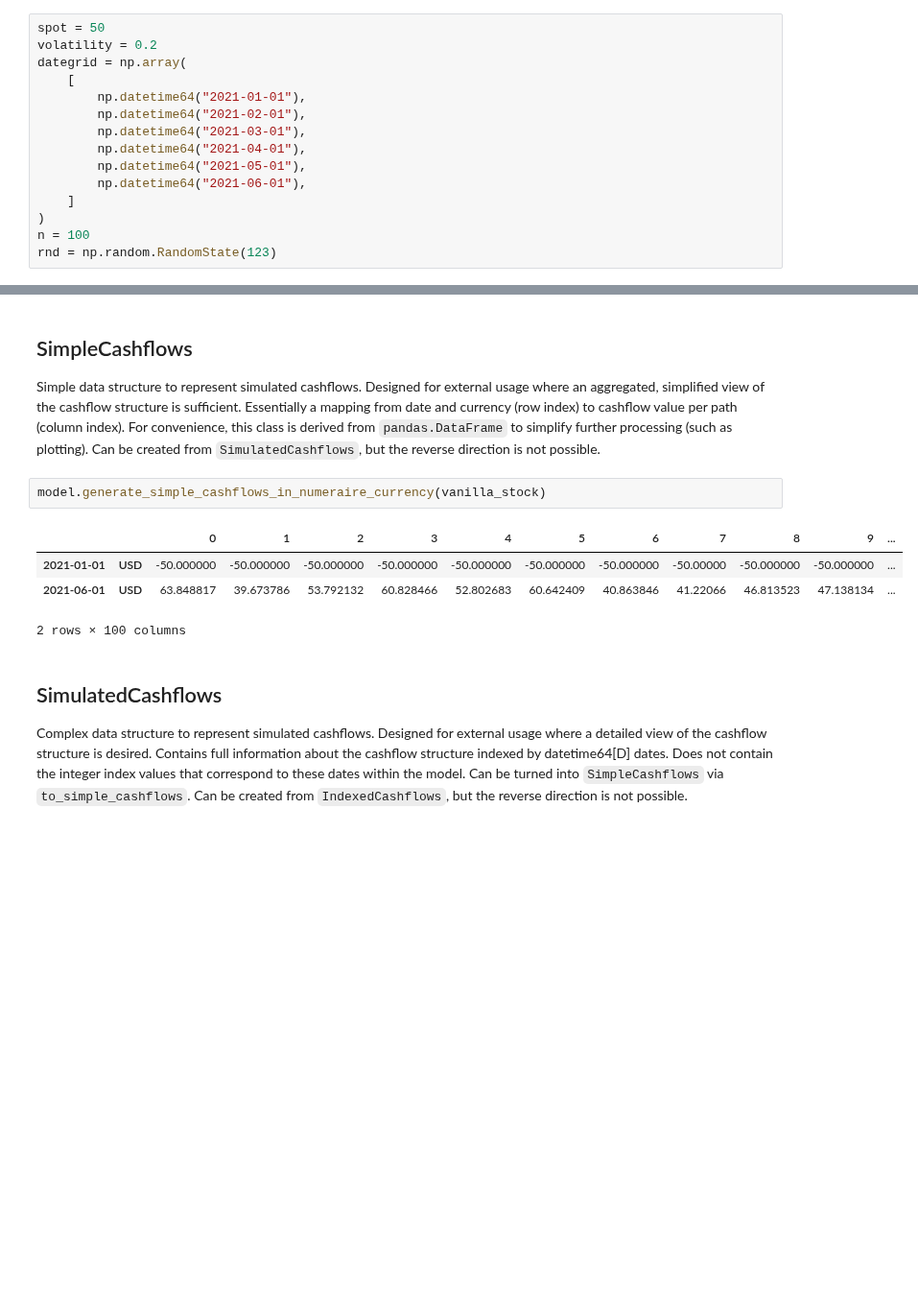
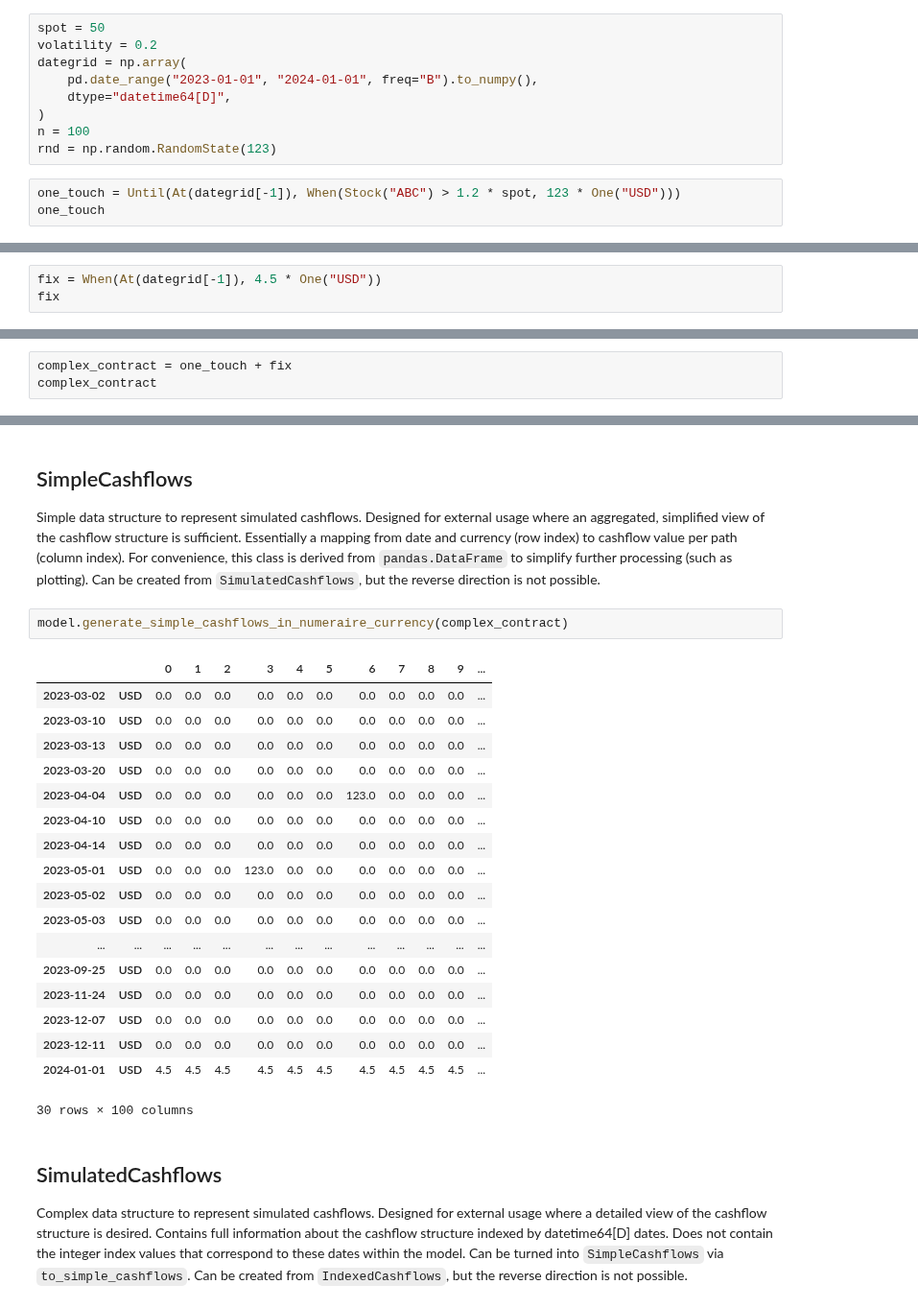
Before and after one commit to luphord/monte-carlo-contracts, a Jupyter notebook: examples/Cashflows.ipynb, the cells around one changed output, grey strips where cells are left out. Shown at 96% size. Cells and saved outputs as stored; diff of their text form; blank space fills up the shorter version.

```diff
--- a/examples/Cashflows.ipynb
+++ b/examples/Cashflows.ipynb
@@ -26,14 +21,11 @@ And(contract1=Give(contract=Scale(observable=Stock(identifier='ABC'), contract=O
 spot = 50
 volatility = 0.2
 dategrid = np.array(
-    [
-        np.datetime64("2021-01-01"),
-        np.datetime64("2021-02-01"),
-        np.datetime64("2021-03-01"),
-        np.datetime64("2021-04-01"),
-        np.datetime64("2021-05-01"),
-        np.datetime64("2021-06-01"),
-    ]
+    pd.date_range("2023-01-01", "2024-01-01", freq="B").to_numpy(),
+    dtype="datetime64[D]",
 )
 n = 100
 rnd = np.random.RandomState(123)
+# %%
+one_touch = Until(At(dategrid[-1]), When(Stock("ABC") > 1.2 * spot, 123 * One("USD")))
+one_touch
@@ -39,0 +34,3 @@ rnd = np.random.RandomState(123)
+# %%
+fix = When(At(dategrid[-1]), 4.5 * One("USD"))
+fix
@@ -39,0 +39,3 @@ rnd = np.random.RandomState(123)
+# %%
+complex_contract = one_touch + fix
+complex_contract
@@ -58,12 +62,26 @@ to simplify further processing (such as plotting).
 Can be created from `SimulatedCashflows`, but the reverse
 direction is not possible.
 # %%
-model.generate_simple_cashflows_in_numeraire_currency(vanilla_stock)
+model.generate_simple_cashflows_in_numeraire_currency(complex_contract)
 # %% [output]
 |  |  | 0 | 1 | 2 | 3 | 4 | 5 | 6 | 7 | 8 | 9 | ... |
-| 2021-01-01 | USD | -50.000000 | -50.000000 | -50.000000 | -50.000000 | -50.000000 | -50.000000 | -50.000000 | -50.00000 | -50.000000 | -50.000000 | ... |
-| 2021-06-01 | USD | 63.848817 | 39.673786 | 53.792132 | 60.828466 | 52.802683 | 60.642409 | 40.863846 | 41.22066 | 46.813523 | 47.138134 | ... |
+| 2023-03-02 | USD | 0.0 | 0.0 | 0.0 | 0.0 | 0.0 | 0.0 | 0.0 | 0.0 | 0.0 | 0.0 | ... |
+| 2023-03-10 | USD | 0.0 | 0.0 | 0.0 | 0.0 | 0.0 | 0.0 | 0.0 | 0.0 | 0.0 | 0.0 | ... |
+| 2023-03-13 | USD | 0.0 | 0.0 | 0.0 | 0.0 | 0.0 | 0.0 | 0.0 | 0.0 | 0.0 | 0.0 | ... |
+| 2023-03-20 | USD | 0.0 | 0.0 | 0.0 | 0.0 | 0.0 | 0.0 | 0.0 | 0.0 | 0.0 | 0.0 | ... |
+| 2023-04-04 | USD | 0.0 | 0.0 | 0.0 | 0.0 | 0.0 | 0.0 | 123.0 | 0.0 | 0.0 | 0.0 | ... |
+| 2023-04-10 | USD | 0.0 | 0.0 | 0.0 | 0.0 | 0.0 | 0.0 | 0.0 | 0.0 | 0.0 | 0.0 | ... |
+| 2023-04-14 | USD | 0.0 | 0.0 | 0.0 | 0.0 | 0.0 | 0.0 | 0.0 | 0.0 | 0.0 | 0.0 | ... |
+| 2023-05-01 | USD | 0.0 | 0.0 | 0.0 | 123.0 | 0.0 | 0.0 | 0.0 | 0.0 | 0.0 | 0.0 | ... |
+| 2023-05-02 | USD | 0.0 | 0.0 | 0.0 | 0.0 | 0.0 | 0.0 | 0.0 | 0.0 | 0.0 | 0.0 | ... |
+| 2023-05-03 | USD | 0.0 | 0.0 | 0.0 | 0.0 | 0.0 | 0.0 | 0.0 | 0.0 | 0.0 | 0.0 | ... |
+| ... | ... | ... | ... | ... | ... | ... | ... | ... | ... | ... | ... | ... |
+| 2023-09-25 | USD | 0.0 | 0.0 | 0.0 | 0.0 | 0.0 | 0.0 | 0.0 | 0.0 | 0.0 | 0.0 | ... |
+| 2023-11-24 | USD | 0.0 | 0.0 | 0.0 | 0.0 | 0.0 | 0.0 | 0.0 | 0.0 | 0.0 | 0.0 | ... |
+| 2023-12-07 | USD | 0.0 | 0.0 | 0.0 | 0.0 | 0.0 | 0.0 | 0.0 | 0.0 | 0.0 | 0.0 | ... |
+| 2023-12-11 | USD | 0.0 | 0.0 | 0.0 | 0.0 | 0.0 | 0.0 | 0.0 | 0.0 | 0.0 | 0.0 | ... |
+| 2024-01-01 | USD | 4.5 | 4.5 | 4.5 | 4.5 | 4.5 | 4.5 | 4.5 | 4.5 | 4.5 | 4.5 | ... |
-2 rows × 100 columns
+30 rows × 100 columns
 # %% [markdown]
 ## SimulatedCashflows
 Complex data structure to represent simulated cashflows.
```
Also changed, not shown: parts of 12 cells of this notebook.
